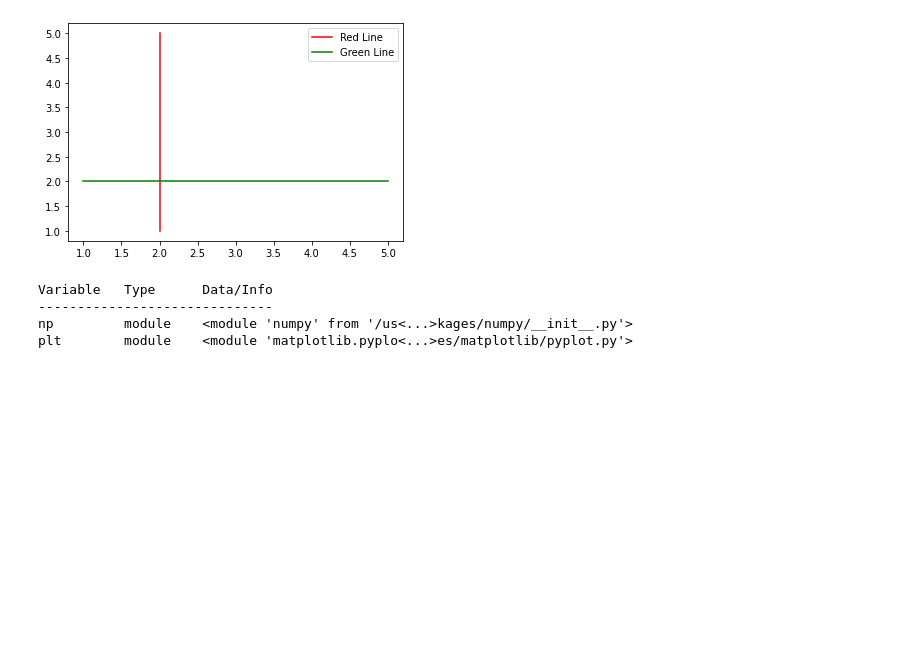
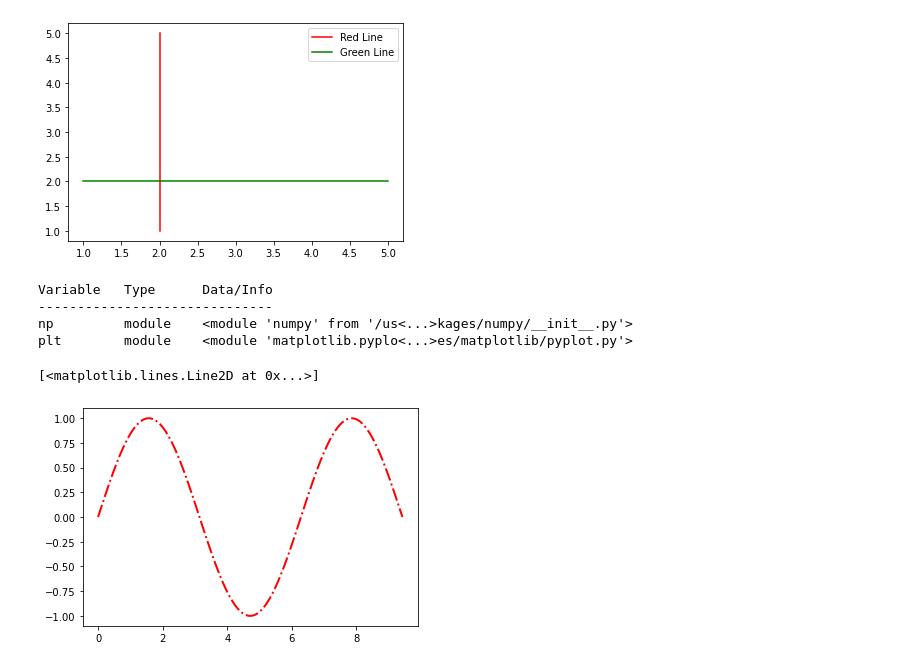
Before and after one commit to dabhimanyu/learn_to_code, a Jupyter notebook: 002_Mike_Python_lec_002.ipynb, the cells around one changed output. Saved outputs shown, nothing was run; the diff lists cells and outputs as text; code cells hidden in the pictures; blank space fills up the shorter version.

```diff
--- a/002_Mike_Python_lec_002.ipynb
+++ b/002_Mike_Python_lec_002.ipynb
@@ -358,3 +358,9 @@ np         module    <module 'numpy' from '/us<...>kages/numpy/__init__.py'>
 plt        module    <module 'matplotlib.pyplo<...>es/matplotlib/pyplot.py'>
 # %%
 x = np.linspace(0 , 3*np.pi , 123)
+y = np.sin(x)
+
+plt.plot(x , y , '-.r'  , linewidth = 2)
+# %% [output]
+[<matplotlib.lines.Line2D at 0x...>]
+[figure, added]
```
Also changed, not shown: parts of 8 cells of this notebook.
